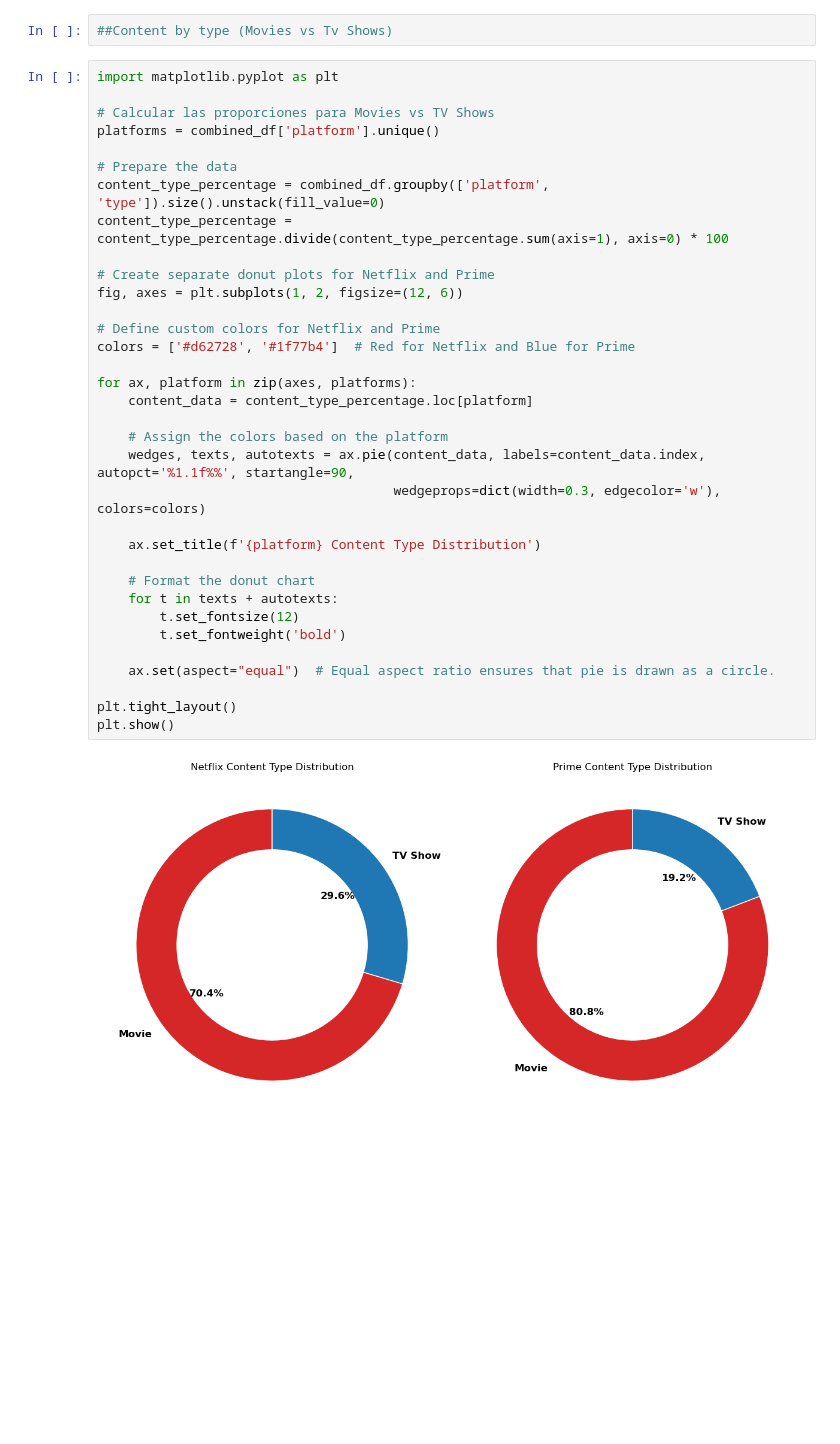
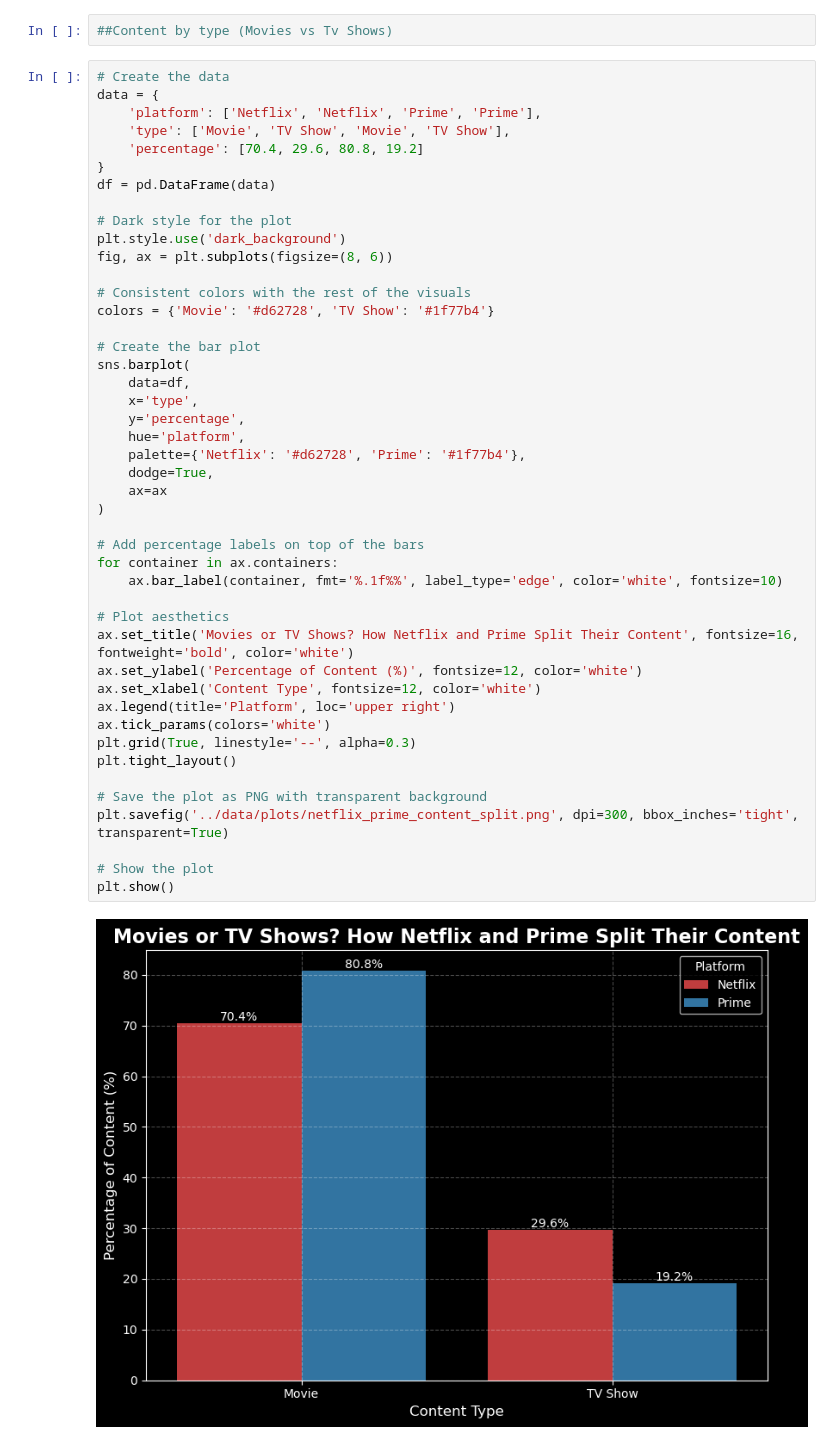
Before and after one commit to isg75/first_project, a Jupyter notebook: notebooks/combine_stream_data.ipynb, the cells around one changed output. Cells and saved outputs as stored; diff of their text form; blank space fills up the shorter version.

```diff
--- a/notebooks/combine_stream_data.ipynb
+++ b/notebooks/combine_stream_data.ipynb
@@ -467,41 +505,52 @@ plt.show()
 # %%
 ##Content by type (Movies vs Tv Shows)
 # %%
-import matplotlib.pyplot as plt
+# Create the data
+data = {
+    'platform': ['Netflix', 'Netflix', 'Prime', 'Prime'],
+    'type': ['Movie', 'TV Show', 'Movie', 'TV Show'],
+    'percentage': [70.4, 29.6, 80.8, 19.2]
+}
+df = pd.DataFrame(data)
 
-# Calcular las proporciones para Movies vs TV Shows
-platforms = combined_df['platform'].unique()
+# Dark style for the plot
+plt.style.use('dark_background')
+fig, ax = plt.subplots(figsize=(8, 6))
 
-# Prepare the data
-content_type_percentage = combined_df.groupby(['platform', 'type']).size().unstack(fill_value=0)
-content_type_percentage = content_type_percentage.divide(content_type_percentage.sum(axis=1), axis=0) * 100
+# Consistent colors with the rest of the visuals
+colors = {'Movie': '#d62728', 'TV Show': '#1f77b4'}
 
-# Create separate donut plots for Netflix and Prime
-fig, axes = plt.subplots(1, 2, figsize=(12, 6))
+# Create the bar plot
+sns.barplot(
+    data=df,
+    x='type',
+    y='percentage',
+    hue='platform',
+    palette={'Netflix': '#d62728', 'Prime': '#1f77b4'},
+    dodge=True,
+    ax=ax
+)
 
-# Define custom colors for Netflix and Prime
-colors = ['#d62728', '#1f77b4']  # Red for Netflix and Blue for Prime
+# Add percentage labels on top of the bars
+for container in ax.containers:
+    ax.bar_label(container, fmt='%.1f%%', label_type='edge', color='white', fontsize=10)
 
-for ax, platform in zip(axes, platforms):
-    content_data = content_type_percentage.loc[platform]
+# Plot aesthetics
+ax.set_title('Movies or TV Shows? How Netflix and Prime Split Their Content', fontsize=16, fontweight='bold', color='white')
+ax.set_ylabel('Percentage of Content (%)', fontsize=12, color='white')
+ax.set_xlabel('Content Type', fontsize=12, color='white')
+ax.legend(title='Platform', loc='upper right')
+ax.tick_params(colors='white')
+plt.grid(True, linestyle='--', alpha=0.3)
+plt.tight_layout()
 
-    # Assign the colors based on the platform
-    wedges, texts, autotexts = ax.pie(content_data, labels=content_data.index, autopct='%1.1f%%', startangle=90,
-                                      wedgeprops=dict(width=0.3, edgecolor='w'), colors=colors)
+# Save the plot as PNG with transparent background
+plt.savefig('../data/plots/netflix_prime_content_split.png', dpi=300, bbox_inches='tight', transparent=True)
 
-    ax.set_title(f'{platform} Content Type Distribution')
-
-    # Format the donut chart
-    for t in texts + autotexts:
-        t.set_fontsize(12)
-        t.set_fontweight('bold')
-
-    ax.set(aspect="equal")  # Equal aspect ratio ensures that pie is drawn as a circle.
-
-plt.tight_layout()
+# Show the plot
 plt.show()
 # %% [output]
-[figure, old version]
+[figure, new version]
 # %%
 # Verifica si hay valores nulos
 print(combined_df.isnull().sum())
```
Also changed, not shown: parts of 9 cells of this notebook, 16 other files.
